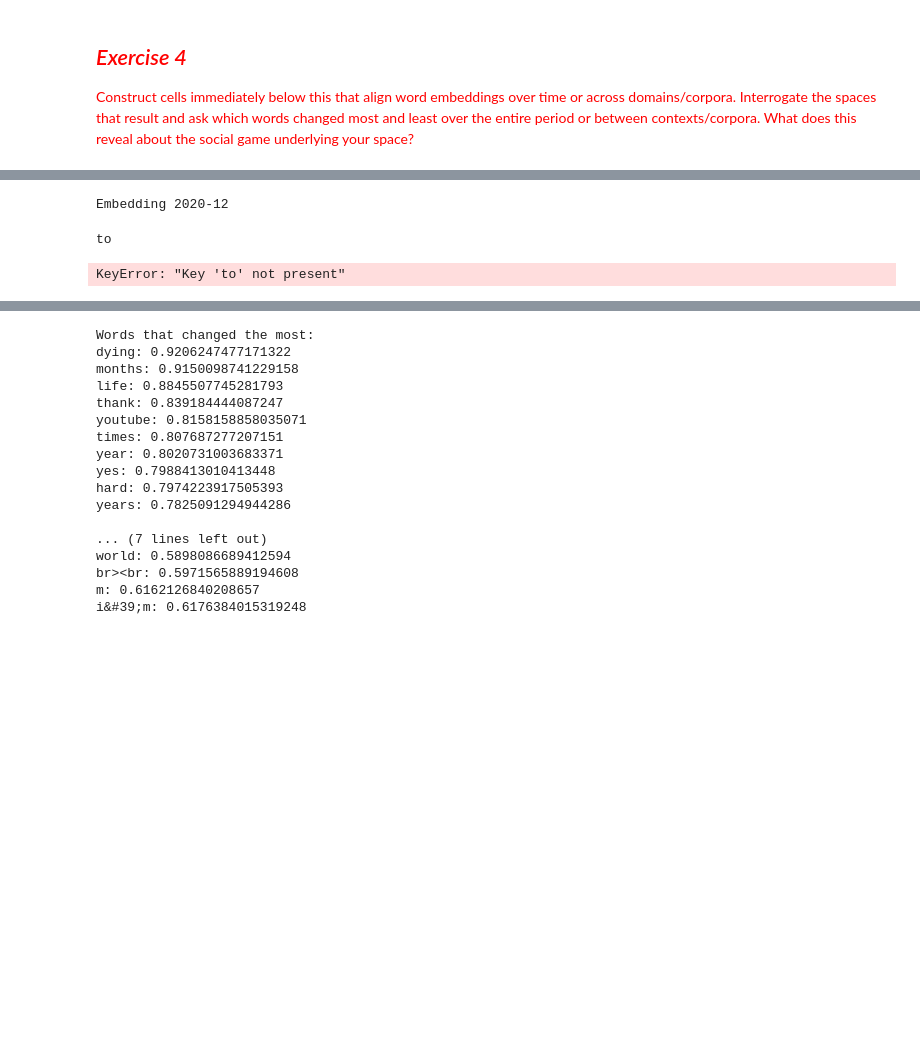
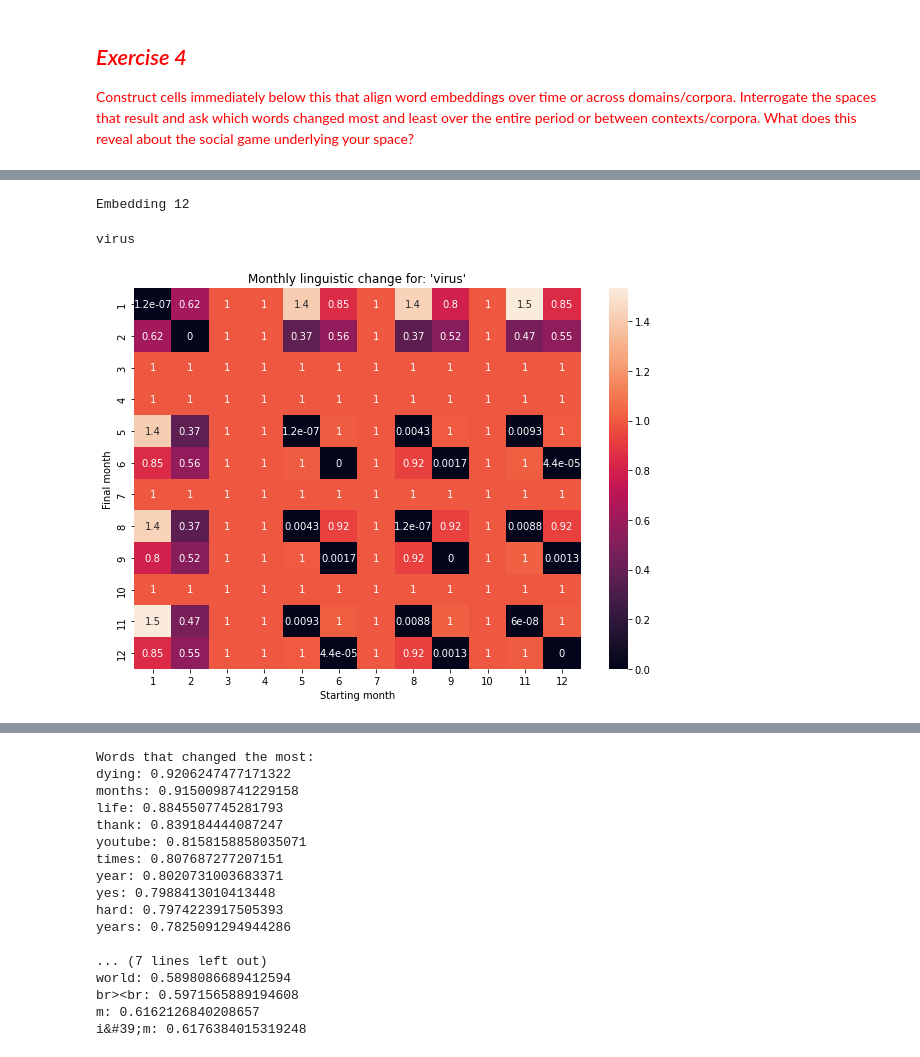
Before and after one commit to yuzhouw313/Content-Analysis-Homework, a Jupyter notebook: notebooks/4_Word_Embeddings.ipynb, the cells around one changed output, grey strips where cells are left out. Cells and saved outputs as stored; diff of their text form; code cells hidden in the pictures; blank space fills up the shorter version.

```diff
--- a/notebooks/4_Word_Embeddings.ipynb
+++ b/notebooks/4_Word_Embeddings.ipynb
@@ -2117,5 +2152,2 @@ abc_df['normalized_sents'] = abc_df['tokenized_sents'].progress_apply(lambda x:
 # %%
-abc_df['Video PublishedAt'] = abc_df['Video PublishedAt'].apply(convert_date)
-abc_df = abc_df.sort_values('Video PublishedAt').reset_index(drop=True)
-
-abc_df.head()
+abc_df['Video PublishedAt'] = abc_df['Video PublishedAt'].astype('int64')
@@ -2204,5 +2218,18 @@ def rawModels(df, category, text_column_name='normalized_sents', sort = True):
     for cat in cats:
         print("Embedding {}".format(cat), end = '\r')
         subsetDF = df[df[category] == cat]
-        embeddings_raw[cat] = gensim.models.word2vec.Word2Vec(subsetDF[text_column_name].sum(), sg=0, window=3, min_count=10, epochs=2)
+        #You might want to change the W2V parameters
+        embeddings_raw[cat] = gensim.models.word2vec.Word2Vec(subsetDF[text_column_name].sum())
     return embeddings_raw
+
+
+def compareModels(df, category, text_column_name='normalized_sents', sort = True, embeddings_raw={}):
+    if len(embeddings_raw) == 0:
+        embeddings_raw = rawModels(df, category, text_column_name, sort)
+    cats = sorted(set(df[category]))
+    embeddings_aligned = {}
+    for catOuter in cats:
+        embeddings_aligned[catOuter] = [embeddings_raw[catOuter]]
+        for catInner in cats:
+            embeddings_aligned[catOuter].append(smart_procrustes_align_gensim(embeddings_aligned[catOuter][-1], embeddings_raw[catInner]))
+    return embeddings_raw, embeddings_aligned
@@ -2220,18 +2236,30 @@ def compareModels(df, category, text_column_name='normalized_sents', sort = True
-# %%
-rawEmbeddings, comparedEmbeddings = compareModels(abc_df4, 'Video PublishedAt')
-# %% [output]
-Embedding 2020-12
+# %%
+# rawEmbeddings1, comparedEmbeddings1 = compareModels(apsDF, 'copyrightYear')
+rawEmbeddings, comparedEmbeddings = compareModels(abc_df, 'Video PublishedAt')
+# %% [output]
+Embedding 12
+# %%
+def getDivergenceDF(word, embeddingsDict):
+    dists = []
+    cats = sorted(set(embeddingsDict.keys()))
+    print(cats)
+    dists = {}
+    print(word)
+    for cat in cats:
+        dists[cat] = []
+        for embed in embeddingsDict[cat][1:]:
+            dists[cat].append(np.abs(1 - sklearn.metrics.pairwise.cosine_similarity(np.expand_dims(embeddingsDict[cat][0].wv[word], axis = 0),
+                                                                             np.expand_dims(embed.wv[word], axis = 0))[0,0]))
+    return pd.DataFrame(dists, index = cats)
 # %%
-targetWord = 'to'
-
+targetWord = 'virus'
 pltDF = getDivergenceDF(targetWord, comparedEmbeddings)
 fig, ax = plt.subplots(figsize = (10, 7))
 seaborn.heatmap(pltDF, ax = ax, annot = True)
 ax.set_xlabel("Starting month")
 ax.set_ylabel("Final month")
-ax.set_ylabel("Final month")
 ax.set_title("Monthly linguistic change for: '{}'".format(targetWord))
 plt.show()
 # %% [output]
-to
+virus
-KeyError: "Key 'to' not present"
+[figure, added]
```
Also changed, not shown: parts of 20 cells of this notebook.
